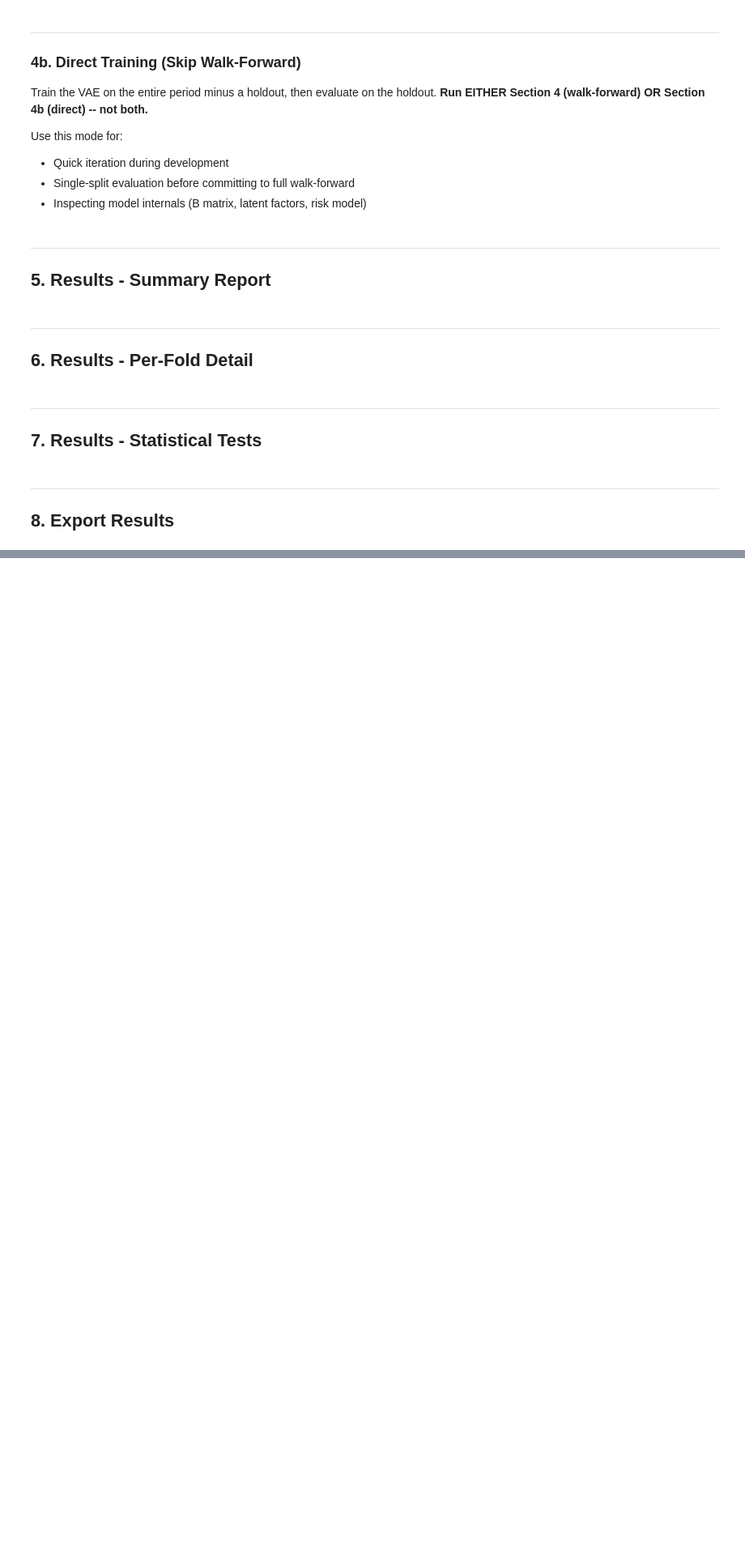
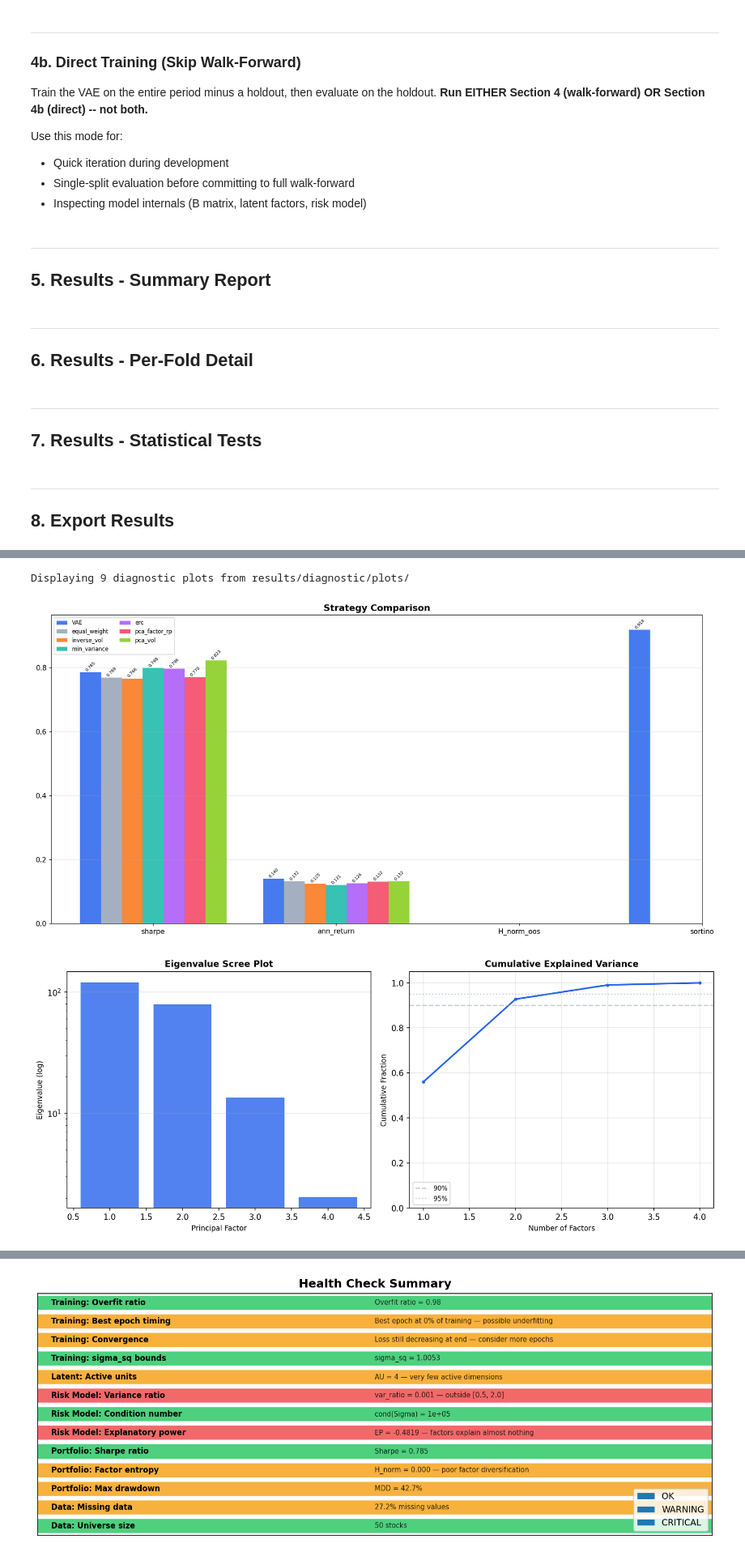
Before and after one commit to Mathis-Royer/Latent_risk_factor, a Jupyter notebook: notebooks/dashboard.ipynb, the cells around one changed output, grey strips where cells are left out. Shown at 81% size. Saved outputs shown, nothing was run; the diff lists cells and outputs as text; code cells hidden in the pictures; blank space fills up the shorter version.

Commit message:
Add comprehensive diagnostics module for pipeline health checks

```diff
--- a/notebooks/dashboard.ipynb
+++ b/notebooks/dashboard.ipynb
@@ -991,0 +1122,23 @@ for path in written:
+# %%
+# ============================================================
+# 9b. DISPLAY DIAGNOSTIC PLOTS (from saved PNGs)
+# ============================================================
+from IPython.display import display, Image as IPImage
+from pathlib import Path
+
+_plots_dir = Path(DIAG_OUTPUT_DIR) / "plots"
+
+if _plots_dir.exists():
+    _pngs = sorted(_plots_dir.glob("*.png"))
+    if _pngs:
+        print(f"Displaying {len(_pngs)} diagnostic plots from {_plots_dir}/\n")
+        for _p in _pngs:
+            display(IPImage(filename=str(_p), width=900))
+    else:
+        print(f"No PNG files found in {_plots_dir}/")
+else:
+    print(f"Plots directory not found: {_plots_dir}/  — run cell 9a first.")
+# %% [output]
+Displaying 9 diagnostic plots from results/diagnostic/plots/
+[figure, added]
+[figure, added]
@@ -991,0 +1146 @@ for path in written:
+[figure, added]
```
Also changed, not shown: parts of 11 cells of this notebook, 9 other files.
